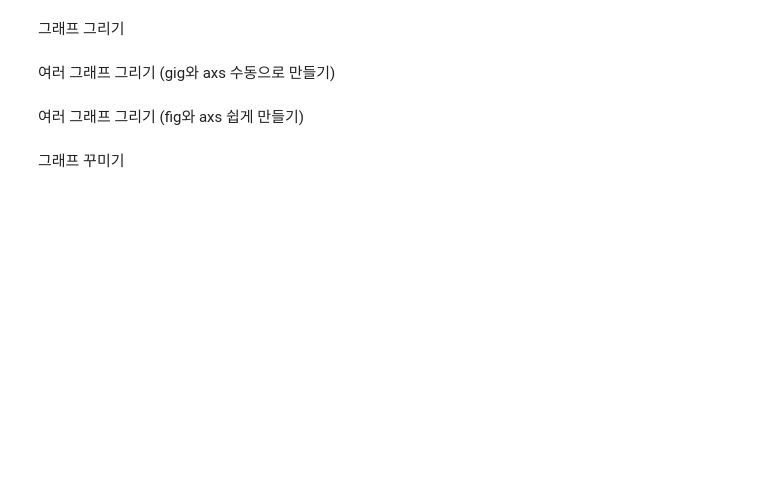
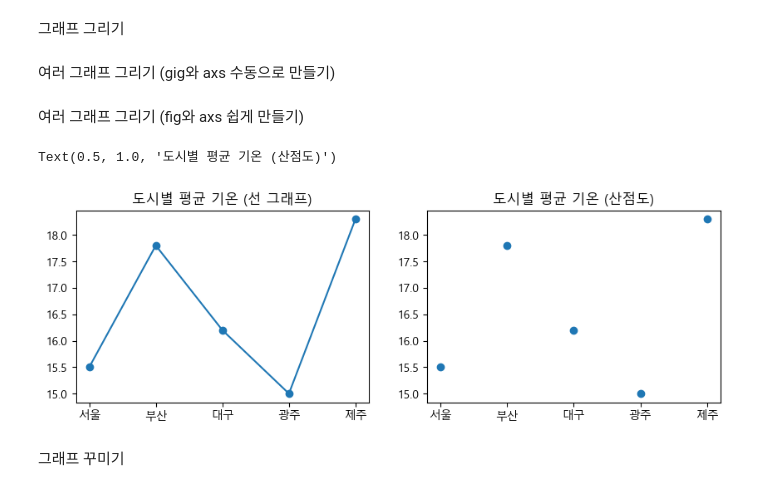
Before and after one commit to imjiyeon/python-lib-study, a Jupyter notebook: ch8-quiz.ipynb, the cells around one changed output. Drawn from its saved outputs; the diff is of its cells as text; code cells hidden in the pictures; blank space fills up the shorter version.

```diff
--- a/ch8-quiz.ipynb
+++ b/ch8-quiz.ipynb
@@ -103,2 +109,20 @@ axs[1].set_title("요일별 독서 시간 (산점도)")
+# %%
+# figure 생성 + 1행 2열로 나누기
+fig, axs = plt.subplots(1, 2, figsize=(10,3))
+
+# 데이터
+cities = ['서울', '부산', '대구', '광주', '제주']
+temperature = [15.5, 17.8, 16.2, 15.0, 18.3]
+
+# 첫 번째 그래프 (선 그래프)
+axs[0].plot(cities, temperature, marker='o')
+axs[0].set_title("도시별 평균 기온 (선 그래프)")
+
+# 두 번째 그래프 (산점도)
+axs[1].scatter(cities, temperature)
+axs[1].set_title("도시별 평균 기온 (산점도)")
+# %% [output]
+Text(0.5, 1.0, '도시별 평균 기온 (산점도)')
+[figure, added]
 # %% [markdown]
 그래프 꾸미기
```
Also changed, not shown: parts of 1 cell of this notebook.
